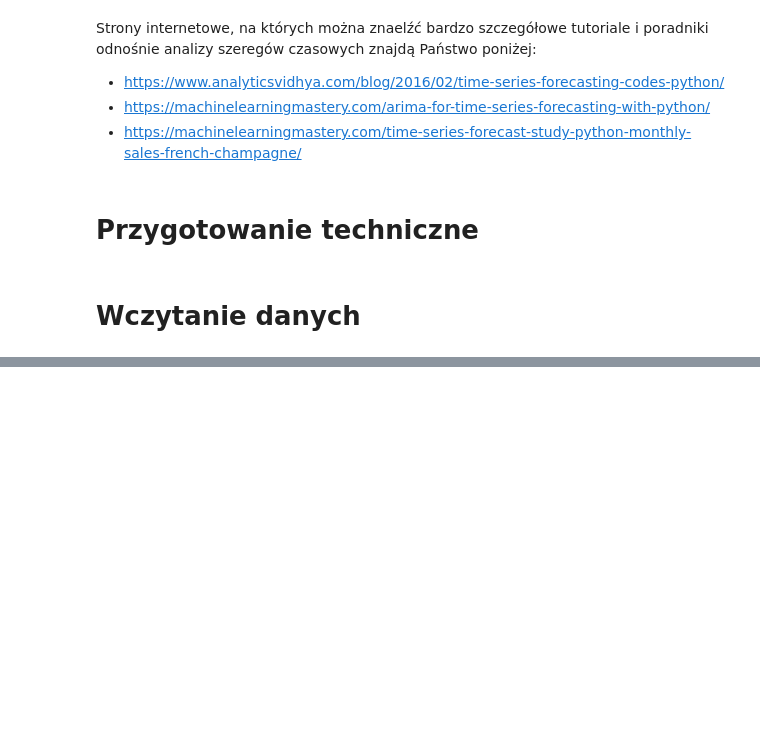
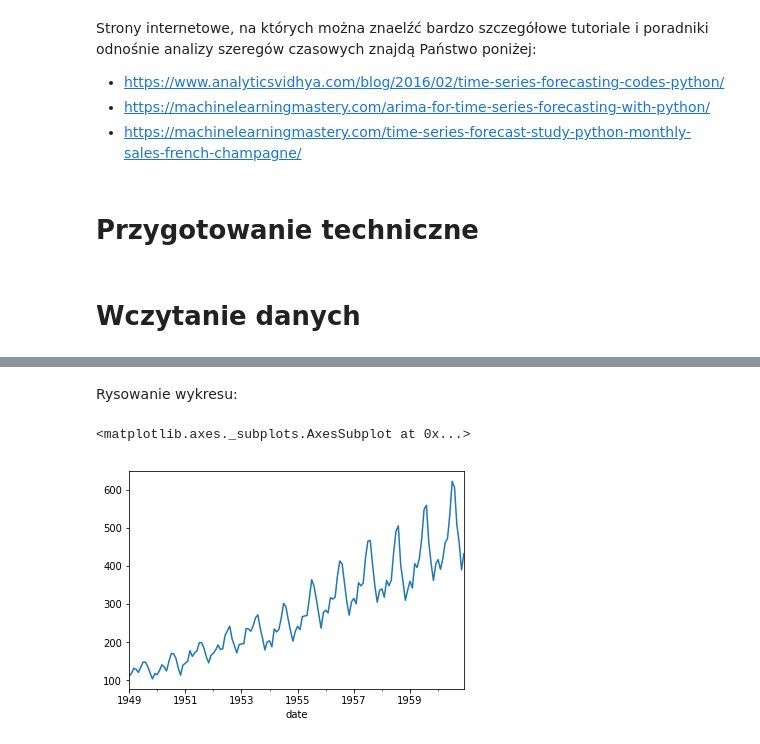
Before and after one commit to maddataanalyst/for_students, a Jupyter notebook: mnz_2_sem_1/data_science/Analiza szeregów czasowych.ipynb, the cells around one changed output, grey strips where cells are left out. Saved outputs shown, nothing was run; the diff lists cells and outputs as text; code cells hidden in the pictures; blank space fills up the shorter version.

```diff
--- a/mnz_2_sem_1/data_science/Analiza szeregów czasowych.ipynb
+++ b/mnz_2_sem_1/data_science/Analiza szeregów czasowych.ipynb
@@ -21,2 +26,6 @@ from statsmodels.graphics.tsaplots import plot_pacf
 # %% [markdown]
 # Wczytanie danych
+# %%
+airpass_df = pd.read_csv("./AirPassengers.csv")
+airpass_df.columns = ['date', 'passengers']
+airpass_df.iloc[:10]
@@ -22,0 +46,5 @@ from statsmodels.graphics.tsaplots import plot_pacf
+# %%
+ts = pd.Series(data=airpass_df.passengers.values, index=pd.to_datetime(airpass_df.date))
+
+# Rzutowanie na typ "float" czyli liczby zmiennoprzecinkowe
+ts = ts.astype(float)
@@ -22,0 +66,7 @@ from statsmodels.graphics.tsaplots import plot_pacf
+# %% [markdown]
+Rysowanie wykresu:
+# %%
+ts.plot()
+# %% [output]
+<matplotlib.axes._subplots.AxesSubplot at 0x...>
+[figure, added]
```
Also changed, not shown: parts of 30 cells of this notebook, 3 other files.
